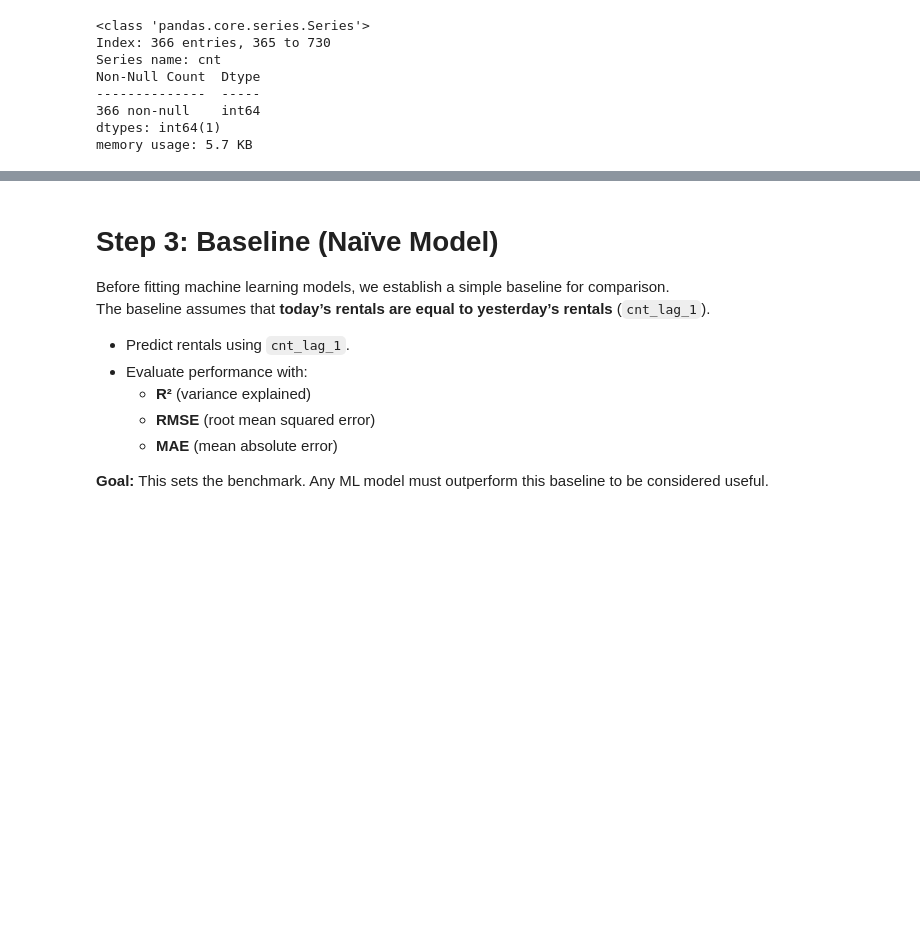
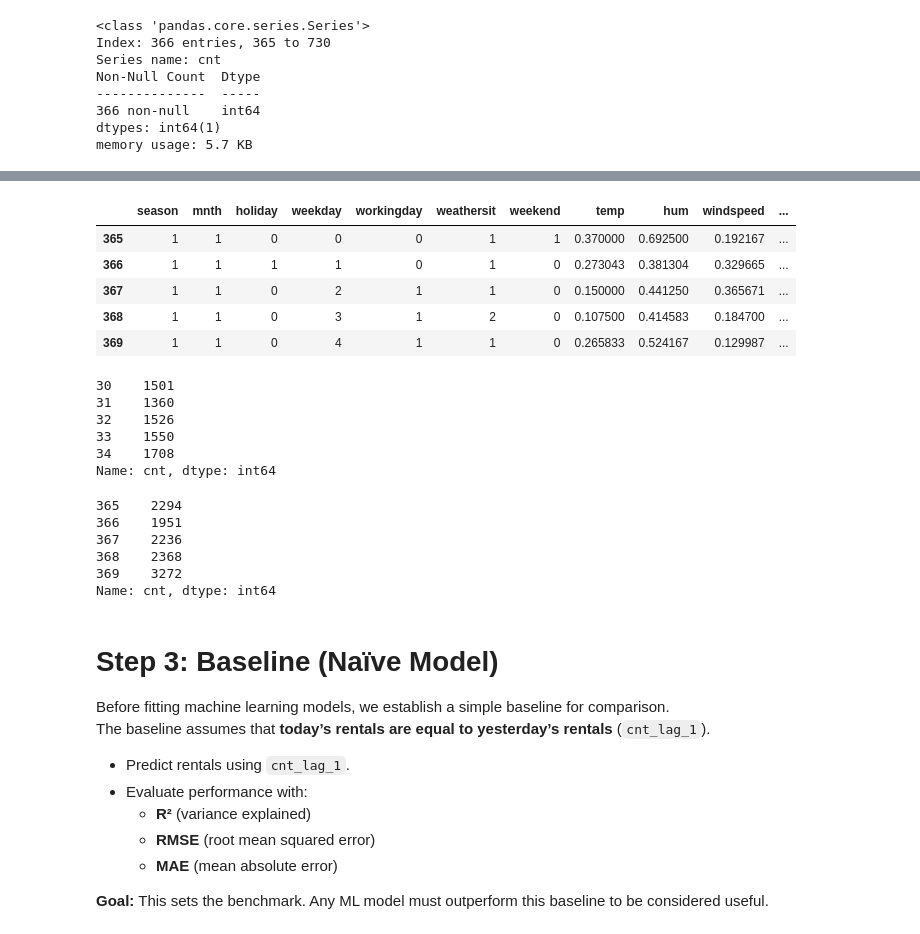
Before and after one commit to MosabAhmed92/bike-sharing-prediction, a Jupyter notebook: EDA.ipynb, the cells around one changed output, grey strips where cells are left out. Saved outputs shown, nothing was run; the diff lists cells and outputs as text; code cells hidden in the pictures; blank space fills up the shorter version.

```diff
--- a/EDA.ipynb
+++ b/EDA.ipynb
@@ -1550,3 +1576,30 @@ memory usage: 5.7 KB
+# %%
+X_test.head()
+# %% [output]
+|  | season | mnth | holiday | weekday | workingday | weathersit | weekend | temp | hum | windspeed | ... |
+| 365 | 1 | 1 | 0 | 0 | 0 | 1 | 1 | 0.370000 | 0.692500 | 0.192167 | ... |
+| 366 | 1 | 1 | 1 | 1 | 0 | 1 | 0 | 0.273043 | 0.381304 | 0.329665 | ... |
+| 367 | 1 | 1 | 0 | 2 | 1 | 1 | 0 | 0.150000 | 0.441250 | 0.365671 | ... |
+| 368 | 1 | 1 | 0 | 3 | 1 | 2 | 0 | 0.107500 | 0.414583 | 0.184700 | ... |
+| 369 | 1 | 1 | 0 | 4 | 1 | 1 | 0 | 0.265833 | 0.524167 | 0.129987 | ... |
+# %%
+y_train.head()
+# %% [output]
+30    1501
+31    1360
+32    1526
+33    1550
+34    1708
+Name: cnt, dtype: int64
+# %%
+y_test.head()
+# %% [output]
+365    2294
+366    1951
+367    2236
+368    2368
+369    3272
+Name: cnt, dtype: int64
 # %% [markdown]
 # Step 3: Baseline (Naïve Model)
 
```
Also changed, not shown: parts of 23 cells of this notebook.
